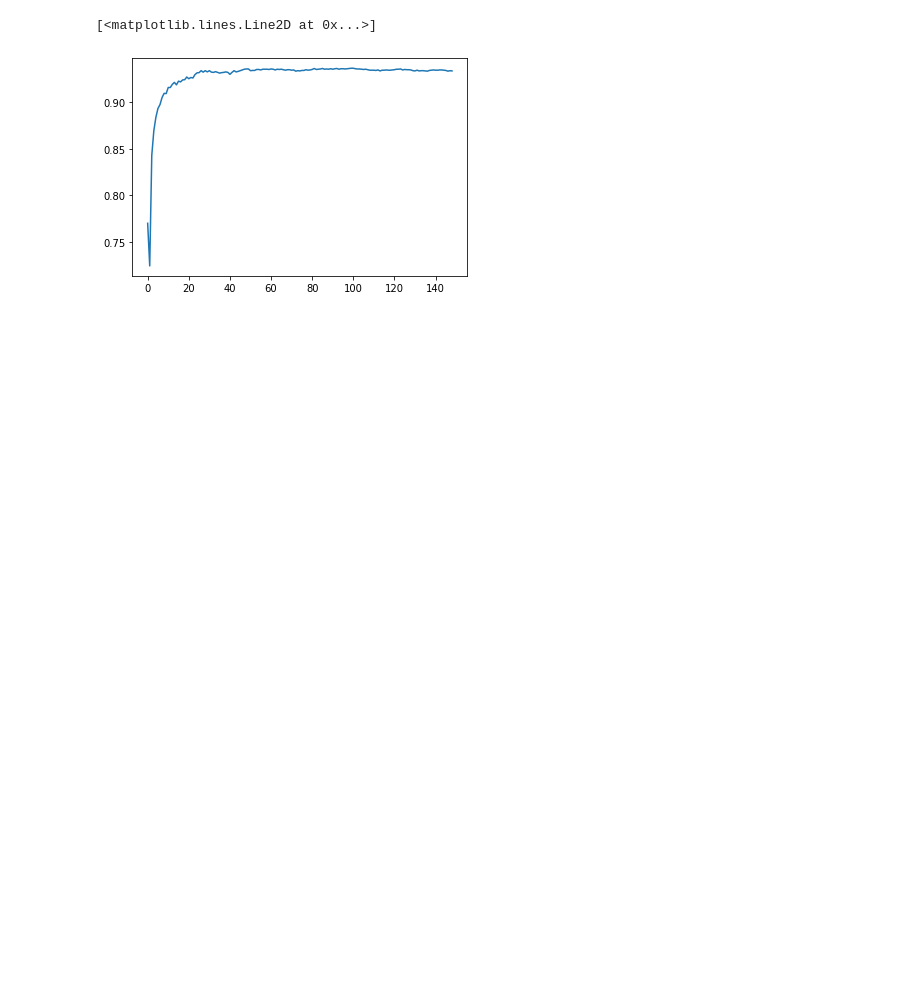
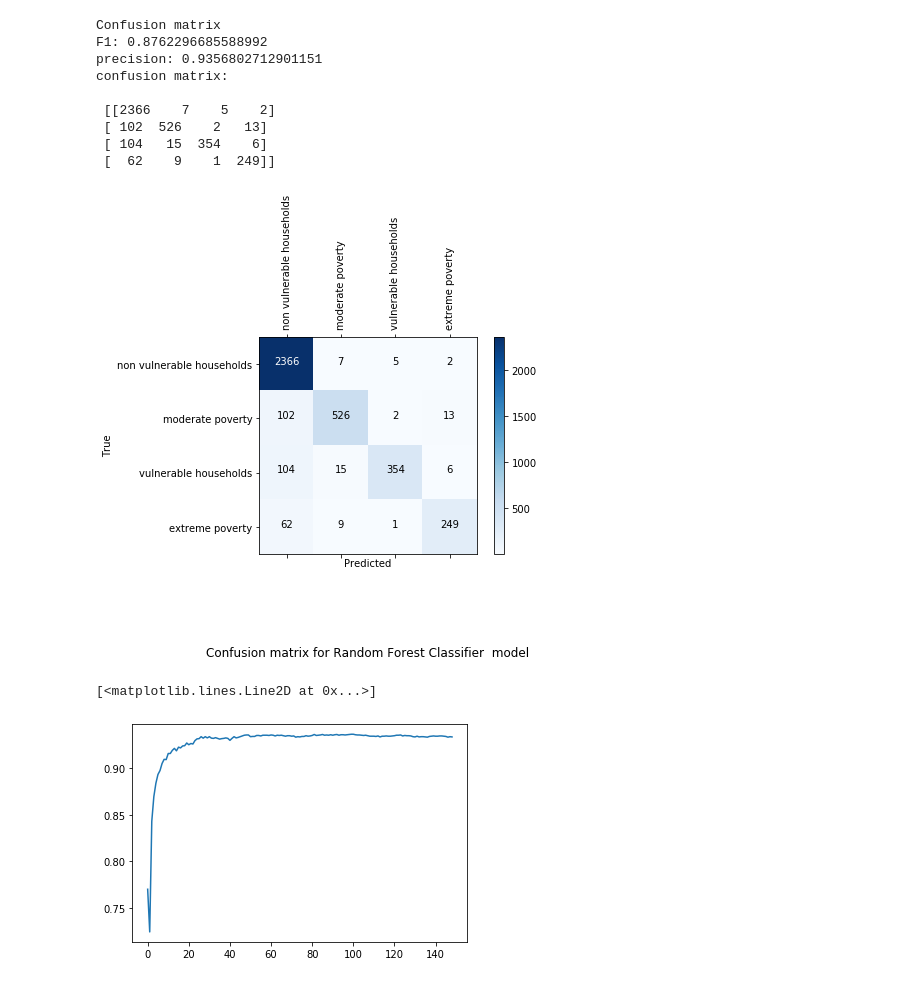
Before and after one commit to ChiranthJ/ModelBehaviour, a Jupyter notebook: Sample_testing_models_phase2.ipynb, the cells around one changed output. Cells and saved outputs as stored; diff of their text form; code cells hidden in the pictures; blank space fills up the shorter version.

Commit message:
Random Forest,Upsampling,PCA

```diff
--- a/Sample_testing_models_phase2.ipynb
+++ b/Sample_testing_models_phase2.ipynb
@@ -16 +46,37 @@ processeddata=pd.read_csv(r'C:\\Users\\diyas\\Desktop\\SEM5\\Data_Analytics\\Pro
+# %%
+#without upsampling
+di = {1: "extreme poverty", 2: "moderate poverty",3:"vulnerable households",4:"non vulnerable households"}
+processeddata['Target']=processeddata['Target'].map(di)
+class_names=processeddata.Target.unique()
+a=processeddata
+class_names=list(class_names)
+col1=list(processeddata.columns)
+#finding columns with object as datatypes and removing them for classification
+data_notnum = list(a.select_dtypes(exclude=[np.number]).columns)
+col1=list(filter(lambda a: a not in data_notnum , col1))
+X_sq = processeddata[col1] # features for dataset which includes squared parameters
+y_sq = processeddata.Target #target
+# %%
+# splitting dataset to train and test, taking proportion as 60 40 for now, as an initial checkpoint
+X_train, X_test, y_train, y_test = train_test_split(X_sq, y_sq, test_size=0.4, random_state=1)
+
+regressor = RandomForestClassifier(n_estimators = 50, random_state = 0)
+regressor.fit(X_train, y_train)
+y_pred= regressor.predict(X_test)
+
+#performance metrics for random forest classifier
+#printing confusion matrix
+print('Confusion matrix before upsampling')
+confusion_matrix_rep(y_test,y_pred,class_names,"Random Forest Classifier ")
+# %% [output]
+Confusion matrix
+F1: 0.8762296685588992
+precision: 0.9356802712901151
+confusion matrix:
+
+ [[2366    7    5    2]
+ [ 102  526    2   13]
+ [ 104   15  354    6]
+ [  62    9    1  249]]
+[figure, added]
 # %%
```
Also changed, not shown: parts of 6 cells of this notebook.
